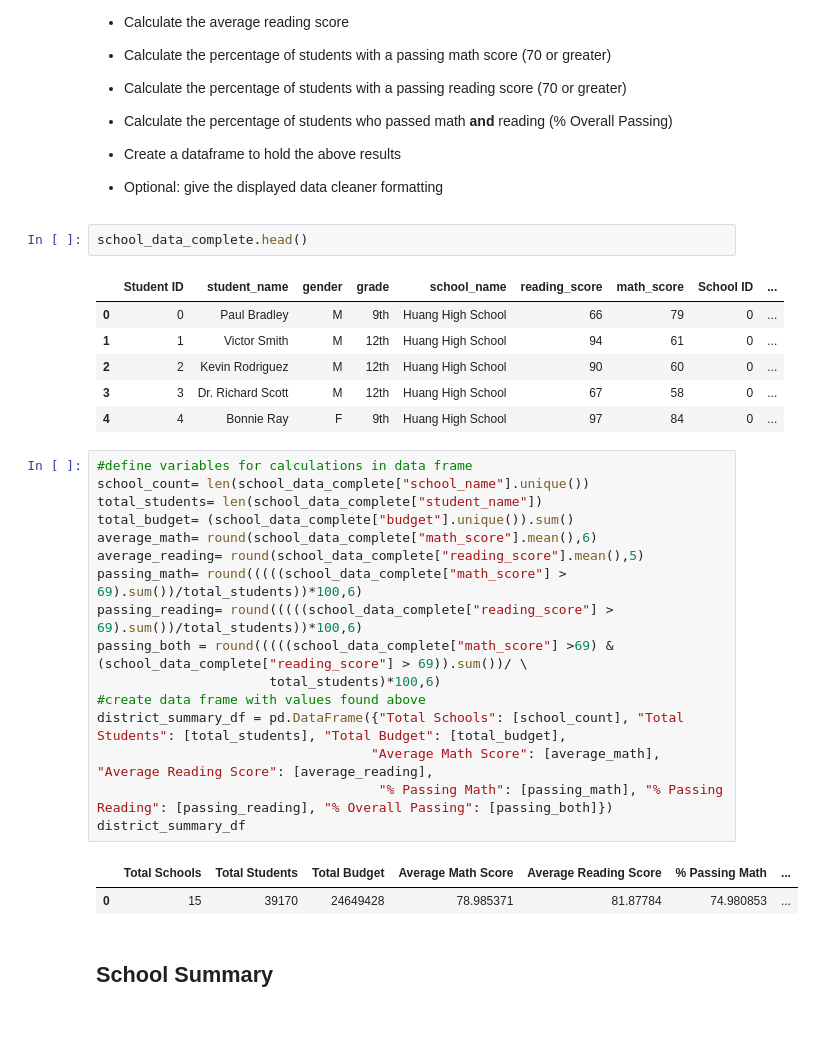
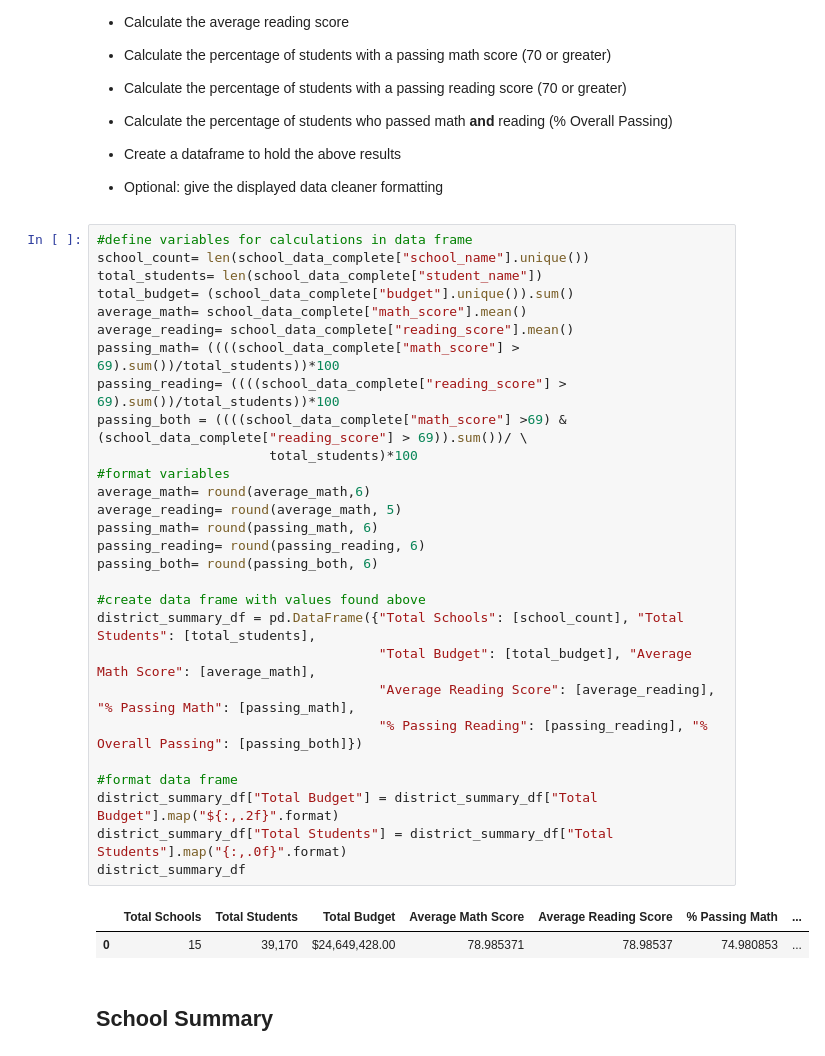
Before and after one commit to tebohl/Pandas-School-Analysis, a Jupyter notebook: PyCitySchools/PyCitySchools_starter.ipynb, the cells around one changed output. Drawn from its saved outputs; the diff is of its cells as text; blank space fills up the shorter version.

```diff
--- a/PyCitySchools/PyCitySchools_starter.ipynb
+++ b/PyCitySchools/PyCitySchools_starter.ipynb
@@ -37,34 +49,37 @@ school_data_complete = pd.merge(student_data, school_data, how="left", on=["scho
 * Create a dataframe to hold the above results
 
 * Optional: give the displayed data cleaner formatting
-# %%
-school_data_complete.head()
-# %% [output]
-|  | Student ID | student_name | gender | grade | school_name | reading_score | math_score | School ID | ... |
-| 0 | 0 | Paul Bradley | M | 9th | Huang High School | 66 | 79 | 0 | ... |
-| 1 | 1 | Victor Smith | M | 12th | Huang High School | 94 | 61 | 0 | ... |
-| 2 | 2 | Kevin Rodriguez | M | 12th | Huang High School | 90 | 60 | 0 | ... |
-| 3 | 3 | Dr. Richard Scott | M | 12th | Huang High School | 67 | 58 | 0 | ... |
-| 4 | 4 | Bonnie Ray | F | 9th | Huang High School | 97 | 84 | 0 | ... |
 # %%
 #define variables for calculations in data frame
 school_count= len(school_data_complete["school_name"].unique())
 total_students= len(school_data_complete["student_name"])
 total_budget= (school_data_complete["budget"].unique()).sum()
-average_math= round(school_data_complete["math_score"].mean(),6)
-average_reading= round(school_data_complete["reading_score"].mean(),5)
-passing_math= round(((((school_data_complete["math_score"] > 69).sum())/total_students))*100,6)
-passing_reading= round(((((school_data_complete["reading_score"] > 69).sum())/total_students))*100,6)
-passing_both = round(((((school_data_complete["math_score"] >69) & (school_data_complete["reading_score"] > 69)).sum())/ \
-                      total_students)*100,6)
+average_math= school_data_complete["math_score"].mean()
+average_reading= school_data_complete["reading_score"].mean()
+passing_math= ((((school_data_complete["math_score"] > 69).sum())/total_students))*100
+passing_reading= ((((school_data_complete["reading_score"] > 69).sum())/total_students))*100
+passing_both = ((((school_data_complete["math_score"] >69) & (school_data_complete["reading_score"] > 69)).sum())/ \
+                      total_students)*100
+#format variables
+average_math= round(average_math,6)
+average_reading= round(average_math, 5)
+passing_math= round(passing_math, 6)
+passing_reading= round(passing_reading, 6)
+passing_both= round(passing_both, 6)
+
 #create data frame with values found above
-district_summary_df = pd.DataFrame({"Total Schools": [school_count], "Total Students": [total_students], "Total Budget": [total_budget],
-                                   "Average Math Score": [average_math], "Average Reading Score": [average_reading],
-                                    "% Passing Math": [passing_math], "% Passing Reading": [passing_reading], "% Overall Passing": [passing_both]})
+district_summary_df = pd.DataFrame({"Total Schools": [school_count], "Total Students": [total_students],
+                                    "Total Budget": [total_budget], "Average Math Score": [average_math],
+                                    "Average Reading Score": [average_reading], "% Passing Math": [passing_math],
+                                    "% Passing Reading": [passing_reading], "% Overall Passing": [passing_both]})
+
+#format data frame
+district_summary_df["Total Budget"] = district_summary_df["Total Budget"].map("${:,.2f}".format)
+district_summary_df["Total Students"] = district_summary_df["Total Students"].map("{:,.0f}".format)
 district_summary_df
 # %% [output]
 |  | Total Schools | Total Students | Total Budget | Average Math Score | Average Reading Score | % Passing Math | ... |
-| 0 | 15 | 39170 | 24649428 | 78.985371 | 81.87784 | 74.980853 | ... |
+| 0 | 15 | 39,170 | $24,649,428.00 | 78.985371 | 78.98537 | 74.980853 | ... |
 # %% [markdown]
 ## School Summary
 # %% [markdown]
```
Also changed, not shown: parts of 5 cells of this notebook.
